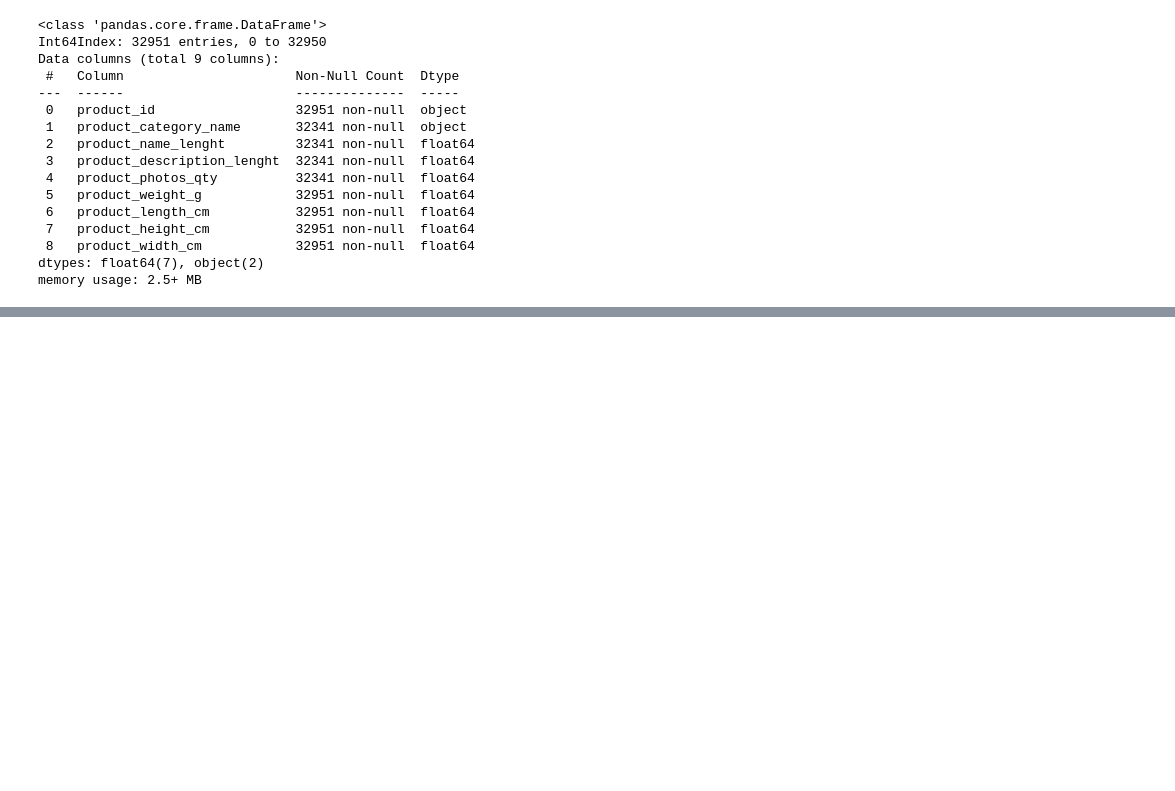
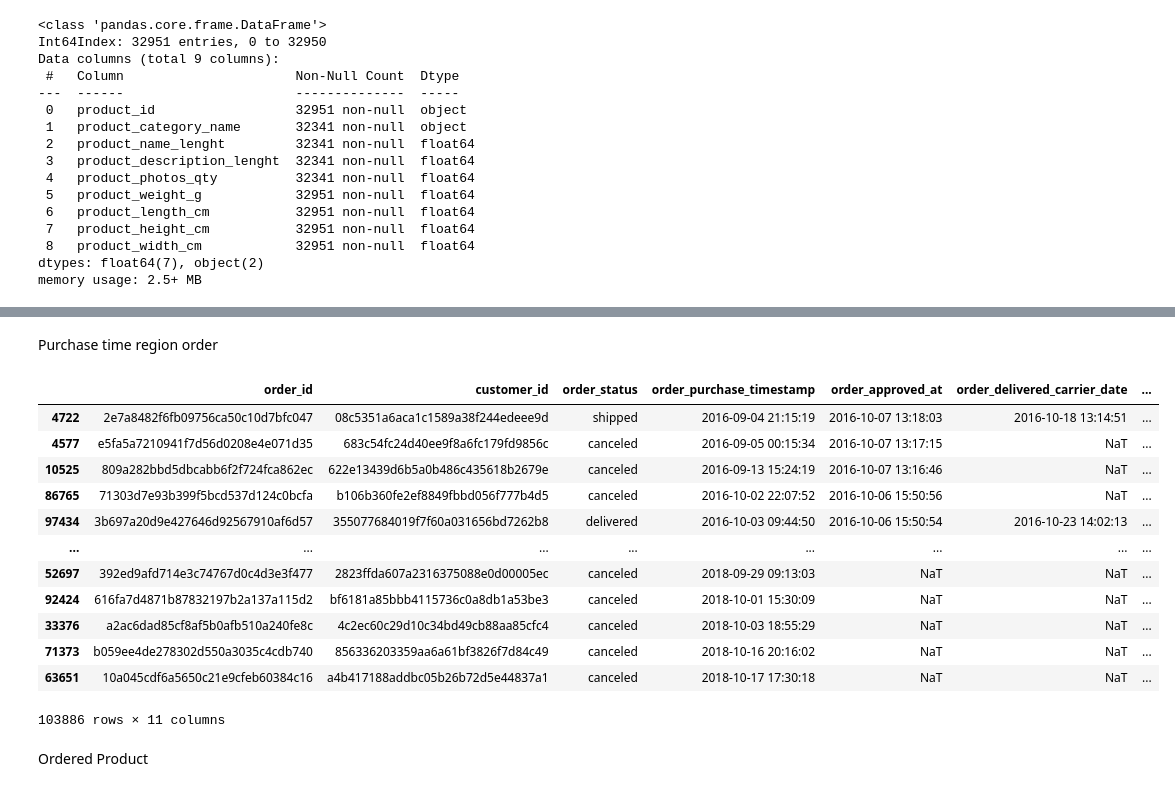
Before and after one commit to FauzanNR/DataAnalysisDicoding, a Jupyter notebook: data_analysis.ipynb, the cells around one changed output, grey strips where cells are left out. Saved outputs shown, nothing was run; the diff lists cells and outputs as text; code cells hidden in the pictures; blank space fills up the shorter version.

```diff
--- a/data_analysis.ipynb
+++ b/data_analysis.ipynb
@@ -474,0 +544,21 @@ intersection_df.describe(include="all")
+# %% [markdown]
+Purchase time region order
+# %%
+order_time =payment_val_order_region.sort_values(by='order_purchase_timestamp', ascending=True)
+order_time
+# %% [output]
+|  | order_id | customer_id | order_status | order_purchase_timestamp | order_approved_at | order_delivered_carrier_date | ... |
+| 4722 | 2e7a8482f6fb09756ca50c10d7bfc047 | 08c5351a6aca1c1589a38f244edeee9d | shipped | 2016-09-04 21:15:19 | 2016-10-07 13:18:03 | 2016-10-18 13:14:51 | ... |
+| 4577 | e5fa5a7210941f7d56d0208e4e071d35 | 683c54fc24d40ee9f8a6fc179fd9856c | canceled | 2016-09-05 00:15:34 | 2016-10-07 13:17:15 | NaT | ... |
+| 10525 | 809a282bbd5dbcabb6f2f724fca862ec | 622e13439d6b5a0b486c435618b2679e | canceled | 2016-09-13 15:24:19 | 2016-10-07 13:16:46 | NaT | ... |
+| 86765 | 71303d7e93b399f5bcd537d124c0bcfa | b106b360fe2ef8849fbbd056f777b4d5 | canceled | 2016-10-02 22:07:52 | 2016-10-06 15:50:56 | NaT | ... |
+| 97434 | 3b697a20d9e427646d92567910af6d57 | 355077684019f7f60a031656bd7262b8 | delivered | 2016-10-03 09:44:50 | 2016-10-06 15:50:54 | 2016-10-23 14:02:13 | ... |
+| ... | ... | ... | ... | ... | ... | ... | ... |
+| 52697 | 392ed9afd714e3c74767d0c4d3e3f477 | 2823ffda607a2316375088e0d00005ec | canceled | 2018-09-29 09:13:03 | NaT | NaT | ... |
+| 92424 | 616fa7d4871b87832197b2a137a115d2 | bf6181a85bbb4115736c0a8db1a53be3 | canceled | 2018-10-01 15:30:09 | NaT | NaT | ... |
+| 33376 | a2ac6dad85cf8af5b0afb510a240fe8c | 4c2ec60c29d10c34bd49cb88aa85cfc4 | canceled | 2018-10-03 18:55:29 | NaT | NaT | ... |
+| 71373 | b059ee4de278302d550a3035c4cdb740 | 856336203359aa6a61bf3826f7d84c49 | canceled | 2018-10-16 20:16:02 | NaT | NaT | ... |
+| 63651 | 10a045cdf6a5650c21e9cfeb60384c16 | a4b417188addbc05b26b72d5e44837a1 | canceled | 2018-10-17 17:30:18 | NaT | NaT | ... |
+103886 rows × 11 columns
+# %% [markdown]
+Ordered Product
```
Also changed, not shown: parts of 47 cells of this notebook.
